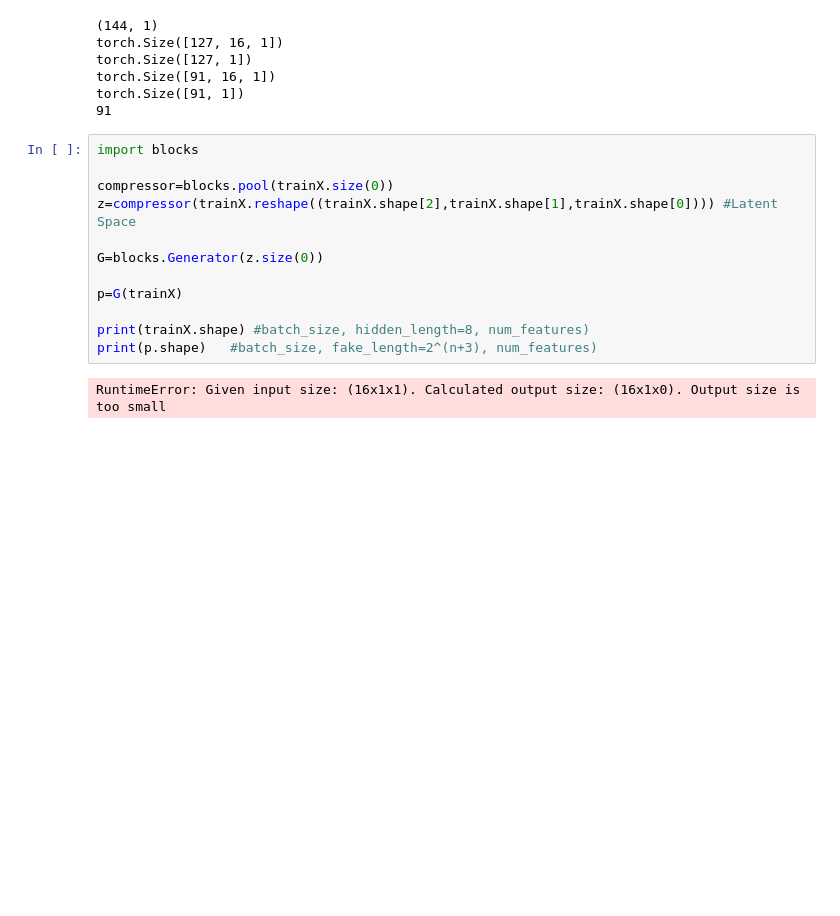
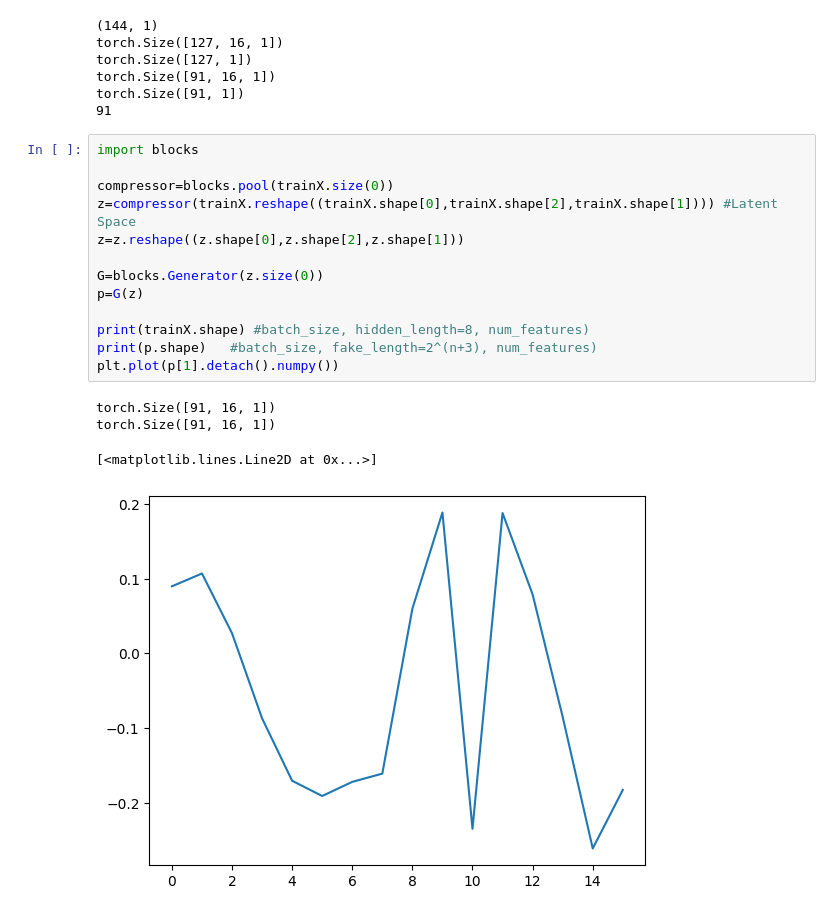
Before and after one commit to francomano/PSA-GAN, a Jupyter notebook: utils.ipynb, the cells around one changed output. Saved outputs shown, nothing was run; the diff lists cells and outputs as text; blank space fills up the shorter version.

Commit message:
fixed mapping to the latent space

```diff
--- a/utils.ipynb
+++ b/utils.ipynb
@@ -71,14 +71,18 @@ torch.Size([91, 1])
 # %%
 import blocks
 
 compressor=blocks.pool(trainX.size(0))
-z=compressor(trainX.reshape((trainX.shape[2],trainX.shape[1],trainX.shape[0]))) #Latent Space
+z=compressor(trainX.reshape((trainX.shape[0],trainX.shape[2],trainX.shape[1]))) #Latent Space
+z=z.reshape((z.shape[0],z.shape[2],z.shape[1]))
 
 G=blocks.Generator(z.size(0))
-
-p=G(trainX)
+p=G(z)
 
 print(trainX.shape) #batch_size, hidden_length=8, num_features)
 print(p.shape)   #batch_size, fake_length=2^(n+3), num_features)
+plt.plot(p[1].detach().numpy())
 # %% [output]
-RuntimeError: Given input size: (16x1x1). Calculated output size: (16x1x0). Output size is too small
+torch.Size([91, 16, 1])
+torch.Size([91, 16, 1])
+[<matplotlib.lines.Line2D at 0x...>]
+[figure, added]
```
